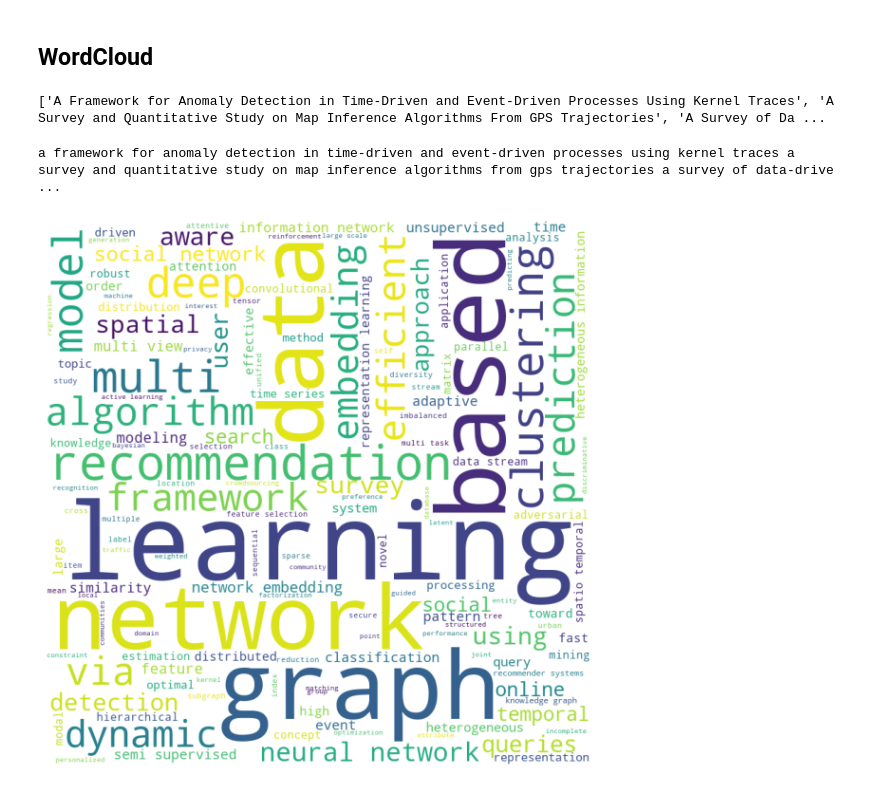
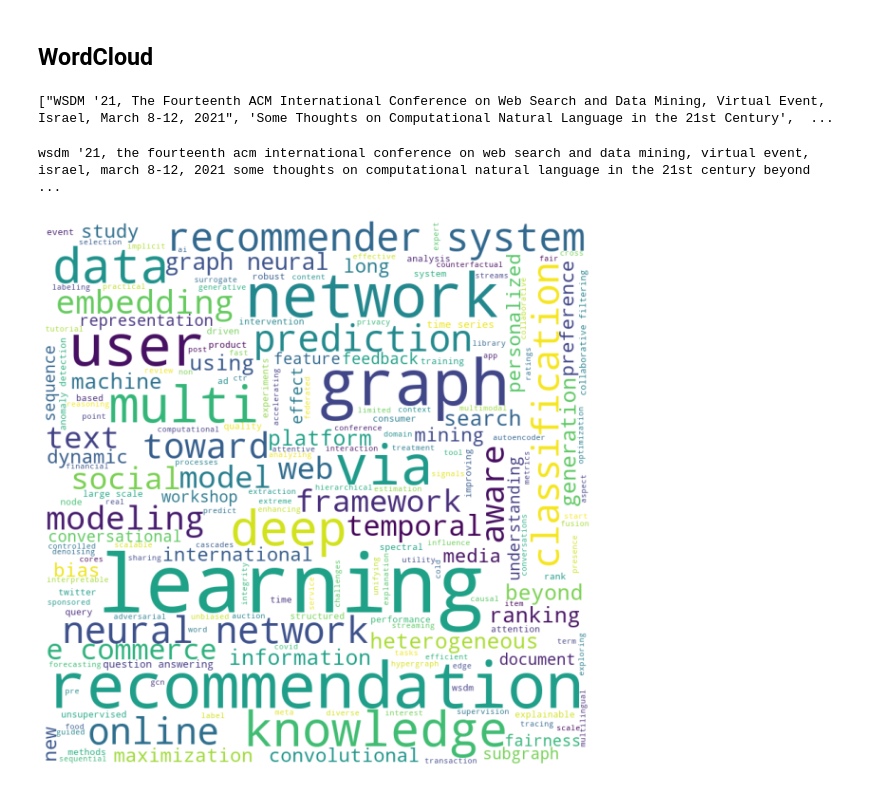
Before and after one commit to DanbiAubrey/dblp_crawler, a Jupyter notebook: wordcloud.ipynb, the cells around one changed output. Saved outputs shown, nothing was run; the diff lists cells and outputs as text; code cells hidden in the pictures.

```diff
--- a/wordcloud.ipynb
+++ b/wordcloud.ipynb
@@ -1,12 +1,20 @@
 # %% [markdown]
 ## WordCloud
 # %%
+year = '2021'
+# conf_name = 'tkde'
+# conf_name = 'cscw'
+# conf_name = 'chi'
+# conf_name = 'iswc'
+# conf_name = 'ubicomp'
+conf_name = 'wsdm'
+
 strings = []
-with open("titles_tkde.txt", "r") as file:
+with open("titles_only/{}{}.txt".format(conf_name, year), "r") as file:
     strings = [x.strip().rstrip(".") for x in file.readlines()]
     print(strings)
 # %% [output]
-['A Framework for Anomaly Detection in Time-Driven and Event-Driven Processes Using Kernel Traces', 'A Survey and Quantitative Study on Map Inference Algorithms From GPS Trajectories', 'A Survey of Da ...
+["WSDM '21, The Fourteenth ACM International Conference on Web Search and Data Mining, Virtual Event, Israel, March 8-12, 2021", 'Some Thoughts on Computational Natural Language in the 21st Century',  ...
 # %%
 from wordcloud import WordCloud, STOPWORDS
 import matplotlib.pyplot as plt
@@ -25,19 +33,20 @@ for word in strings:
 # %%
 print(comment_words)
 # %% [output]
-a framework for anomaly detection in time-driven and event-driven processes using kernel traces a survey and quantitative study on map inference algorithms from gps trajectories a survey of data-drive ...
+wsdm '21, the fourteenth acm international conference on web search and data mining, virtual event, israel, march 8-12, 2021 some thoughts on computational natural language in the 21st century beyond  ...
 # %%
 wordcloud = WordCloud(width = 800, height = 800,
                 background_color ='white',
                 stopwords = stopwords,
                 min_font_size = 10).generate(comment_words)
 
+wordcloud.to_file('wordcloud_figs/{}{}.png'.format(conf_name, year))
 # plot the WordCloud image
 plt.figure(figsize = (8, 8), facecolor = None)
 plt.imshow(wordcloud)
 plt.axis("off")
 plt.tight_layout(pad = 0)
 
 plt.show()
 # %% [output]
-[figure, old version]
+[figure, new version]
```
Also changed, not shown: 24 other files.
